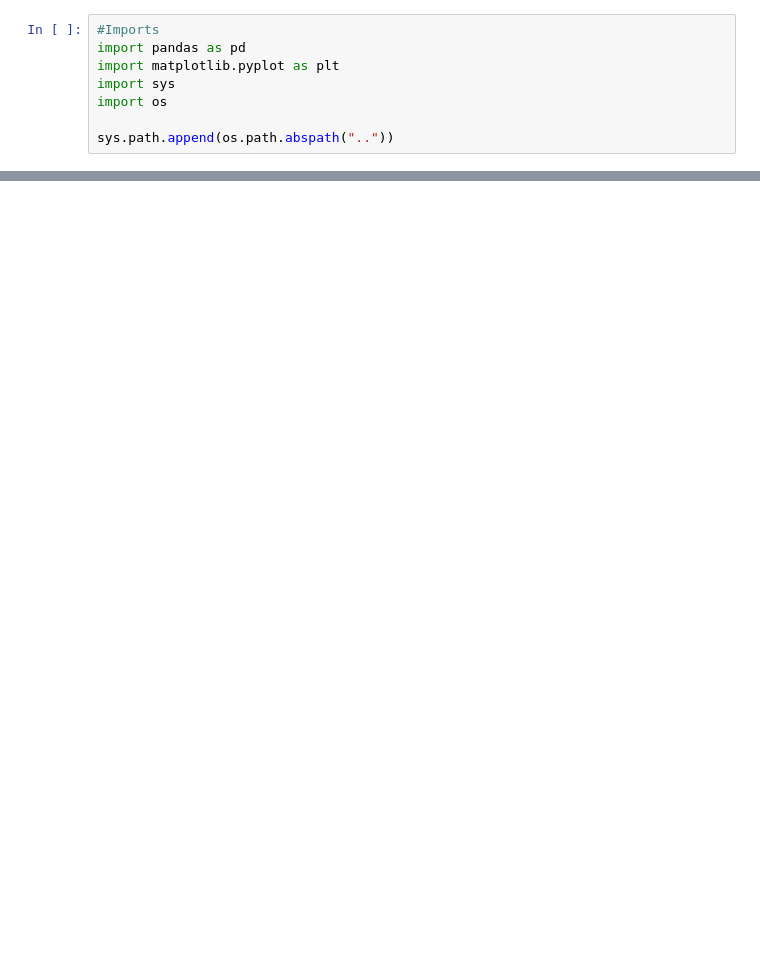
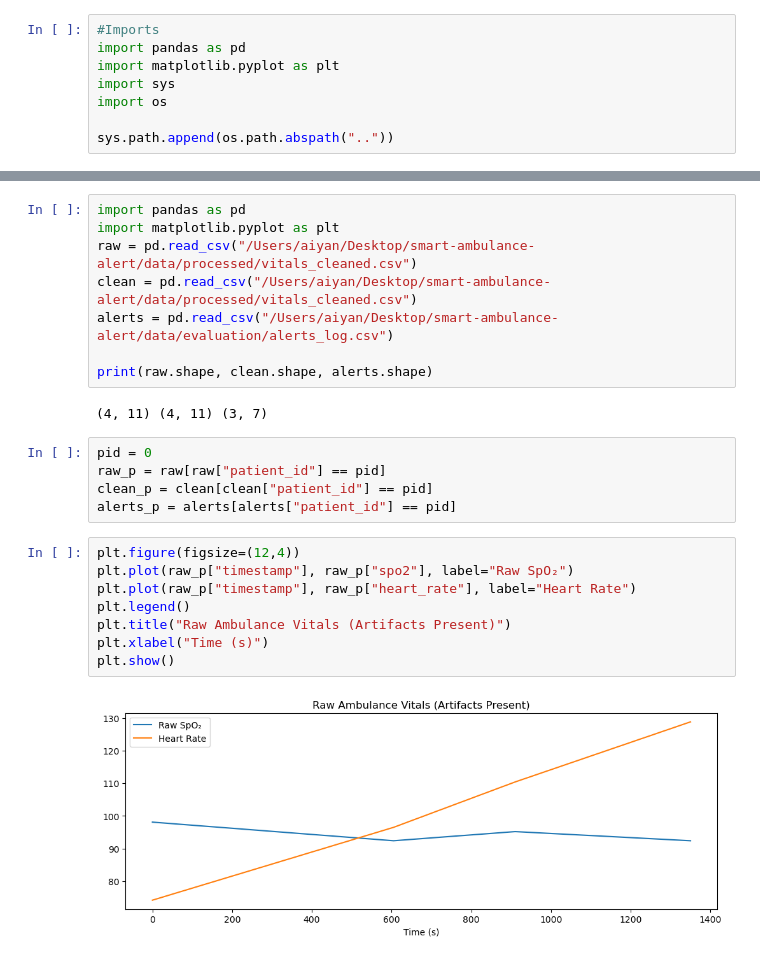
Before and after one commit to broisdead/smart-ambulance-alert, a Jupyter notebook: notebooks/exploration.ipynb, the cells around one changed output, grey strips where cells are left out. Cells and saved outputs as stored; diff of their text form; blank space fills up the shorter version.

```diff
--- a/notebooks/exploration.ipynb
+++ b/notebooks/exploration.ipynb
@@ -49,0 +74,25 @@ FileNotFoundError: [Errno 2] No such file or directory: 'data/processed/vitals_c
+# %%
+import pandas as pd
+import matplotlib.pyplot as plt
+raw = pd.read_csv("/Users/aiyan/Desktop/smart-ambulance-alert/data/processed/vitals_cleaned.csv")
+clean = pd.read_csv("/Users/aiyan/Desktop/smart-ambulance-alert/data/processed/vitals_cleaned.csv")
+alerts = pd.read_csv("/Users/aiyan/Desktop/smart-ambulance-alert/data/evaluation/alerts_log.csv")
+
+print(raw.shape, clean.shape, alerts.shape)
+# %% [output]
+(4, 11) (4, 11) (3, 7)
+# %%
+pid = 0
+raw_p = raw[raw["patient_id"] == pid]
+clean_p = clean[clean["patient_id"] == pid]
+alerts_p = alerts[alerts["patient_id"] == pid]
+# %%
+plt.figure(figsize=(12,4))
+plt.plot(raw_p["timestamp"], raw_p["spo2"], label="Raw SpO₂")
+plt.plot(raw_p["timestamp"], raw_p["heart_rate"], label="Heart Rate")
+plt.legend()
+plt.title("Raw Ambulance Vitals (Artifacts Present)")
+plt.xlabel("Time (s)")
+plt.show()
+# %% [output]
+[figure, added]
```
Also changed, not shown: parts of 11 cells of this notebook.
